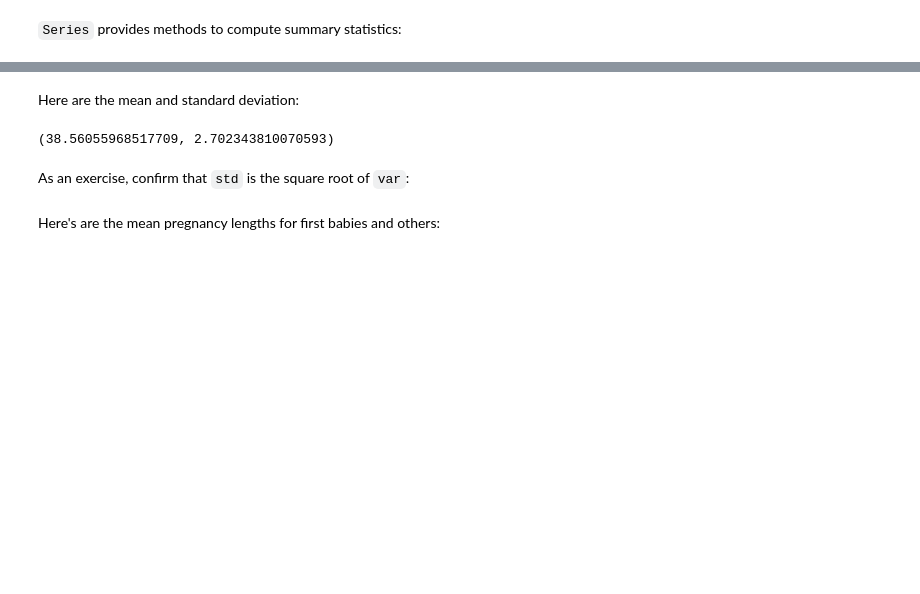
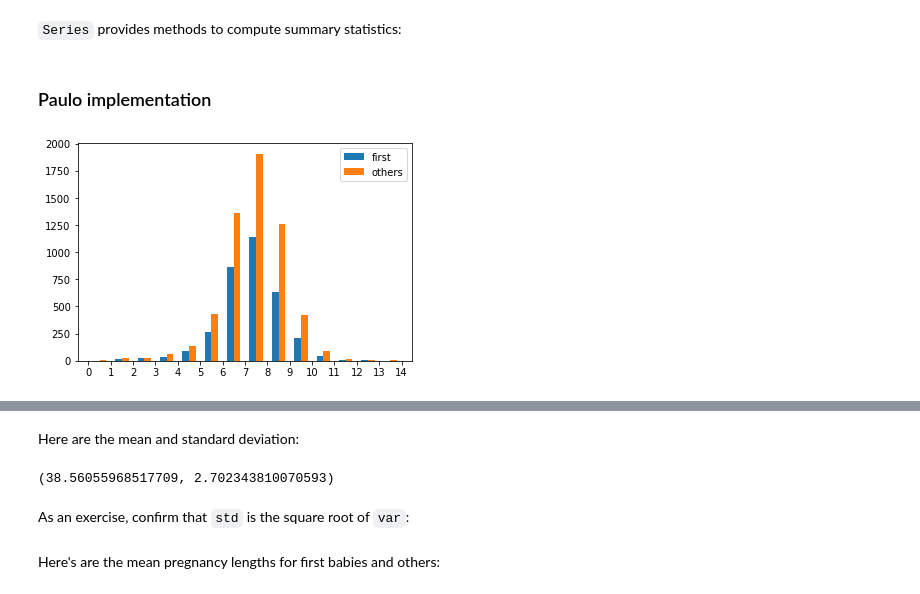
Before and after one commit to paulocpessoa-forks/ThinkStats2, a Jupyter notebook: code/chap02ex.ipynb, the cells around one changed output, grey strips where cells are left out. Cells and saved outputs as stored; diff of their text form; code cells hidden in the pictures; blank space fills up the shorter version.

```diff
--- a/code/chap02ex.ipynb
+++ b/code/chap02ex.ipynb
@@ -171,2 +222,13 @@ thinkplot.Config(xlabel='weeks', ylabel='Count', xlim=[27, 46])
 # %% [markdown]
 `Series` provides methods to compute summary statistics:
+# %% [markdown]
+### Paulo implementation
+# %%
+fig, ax = plt.subplots(1)
+ax.set_xticks(range(15))
+plt.hist([live[live.pregordr == 1].birthwgt_lb,
+          live[live.pregordr != 1].birthwgt_lb],rwidth=.6,bins=range(15), label = ['first','others'])
+plt.legend()
+plt.show()
+# %% [output]
+[figure, added]
```
Also changed, not shown: parts of 16 cells of this notebook.
